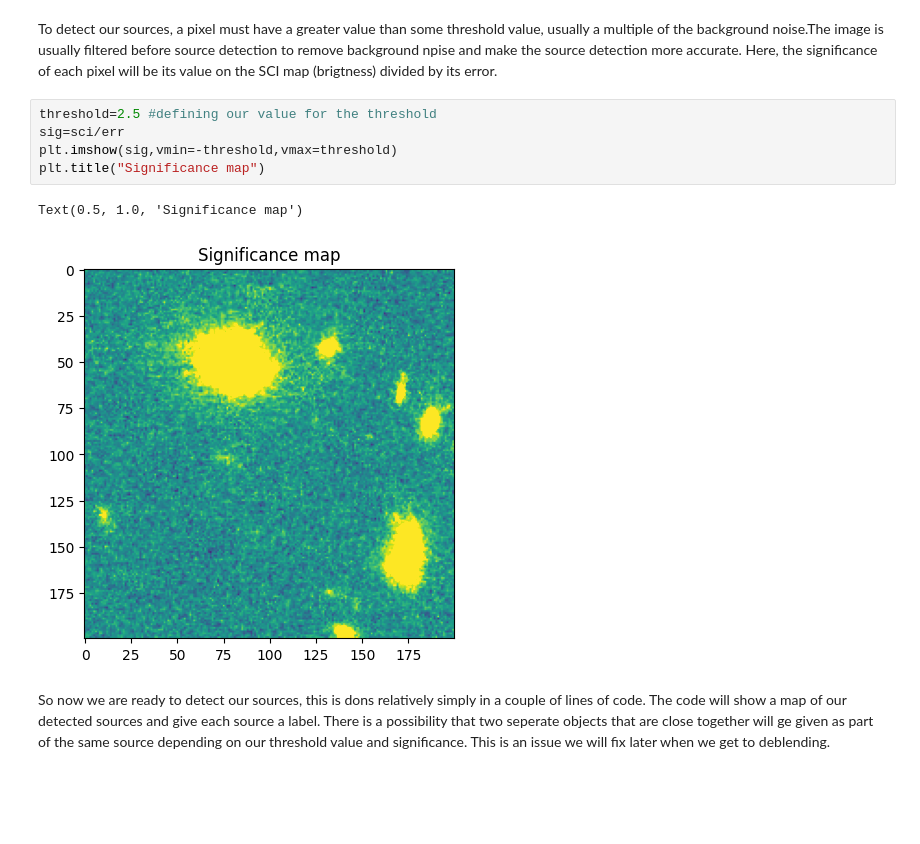
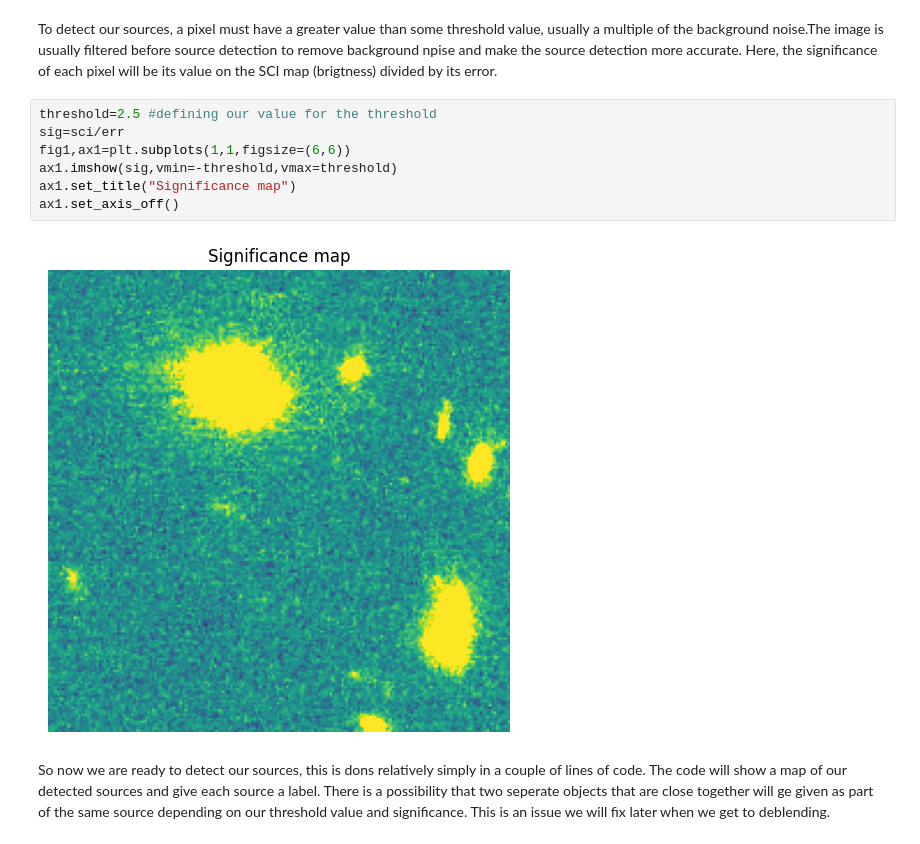
Before and after one commit to stephenmwilkins/jwst_imaging_workshop, a Jupyter notebook: workbooks/source_detection.ipynb, the cells around one changed output. Cells and saved outputs as stored; diff of their text form; blank space fills up the shorter version.

```diff
--- a/workbooks/source_detection.ipynb
+++ b/workbooks/source_detection.ipynb
@@ -19,11 +19,12 @@ Here, the significance of each pixel will be its value on the SCI map (brigtness
 # %%
 threshold=2.5 #defining our value for the threshold
 sig=sci/err
-plt.imshow(sig,vmin=-threshold,vmax=threshold)
-plt.title("Significance map")
+fig1,ax1=plt.subplots(1,1,figsize=(6,6))
+ax1.imshow(sig,vmin=-threshold,vmax=threshold)
+ax1.set_title("Significance map")
+ax1.set_axis_off()
 # %% [output]
-Text(0.5, 1.0, 'Significance map')
-[figure, old version]
+[figure, new version]
 # %% [markdown]
 So now we are ready to detect our sources, this is dons relatively simply in a couple of lines of code. The code will show a map of our detected sources and give each source a label. There is a possibility that two seperate objects that are close together will ge given as part of the same source depending on our threshold value and significance. This is an issue we will fix later when we get to deblending.
 # %%
```
Also changed, not shown: parts of 3 cells of this notebook, 1 other file.
